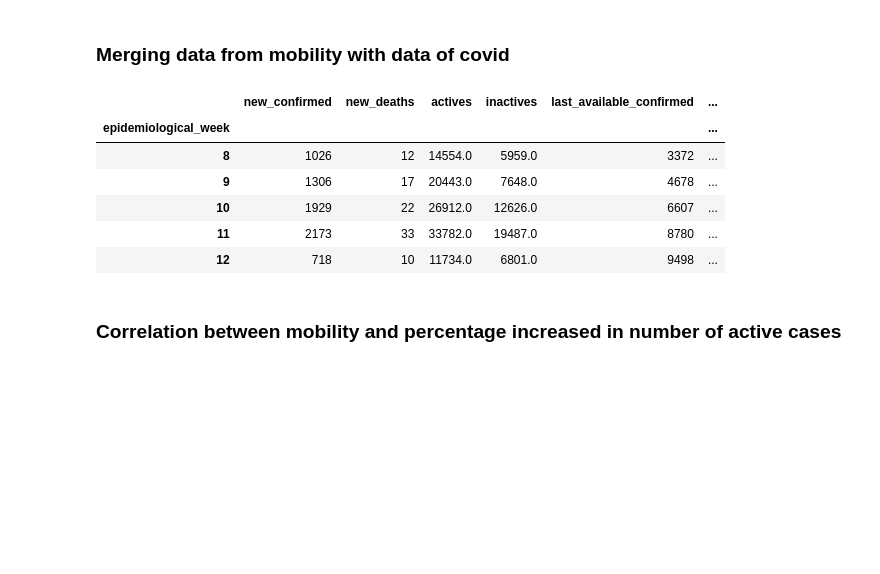
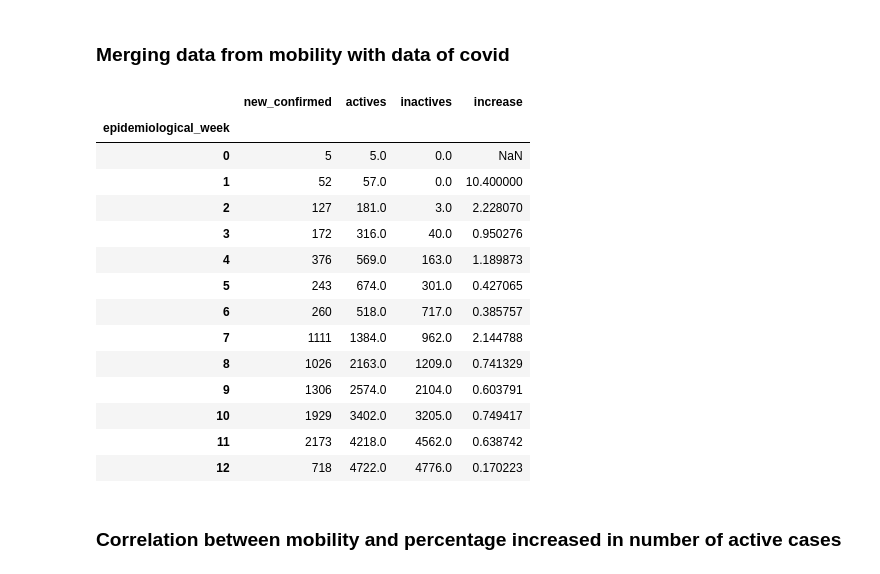
Before and after one commit to arturjacques/mobilityAndCovid, a Jupyter notebook: mobilityAndCovid.ipynb, the cells around one changed output. Saved outputs shown, nothing was run; the diff lists cells and outputs as text; code cells hidden in the pictures; blank space fills up the shorter version.

```diff
--- a/mobilityAndCovid.ipynb
+++ b/mobilityAndCovid.ipynb
@@ -192,13 +192,14 @@ the increase in number of cases is a function of the number of active cases and
 # %%
 state = covidBr.iloc[0].state
 newCases = list()
+daysInactivity = 14
 
 for index ,row in covidBr.iterrows():
     if row.state != state:
         newCases = list()
         state = row.state
-    if len(newCases) > 21:
-        covidBr.loc[index, 'inactives'] = sum(newCases[:-21])
+    if len(newCases) > daysInactivity:
+        covidBr.loc[index, 'inactives'] = sum(newCases[:-daysInactivity])
     else:
         covidBr.loc[index, 'inactives'] = 0
     newCases.append(row.new_confirmed)
@@ -213,28 +214,36 @@ covidBr['death_per_100k_inhabitants'] = (covidBr.last_available_deaths / covidBr
 # the data will be merged on the state and the date of covid and data affected of the mobility
 covidMerged = covidBr.merge(mobilityBr, how = 'inner', left_on = ['date', 'state'], right_on = ['data_affected', 'state'])
 # %%
-# grouping the data by week. The columns new_confirmed, new_deaths, actives and inactives need to be added by week
-covidGrouped = covidMerged[['state', 'epidemiological_week', 'new_confirmed', 'new_deaths', 'actives', 'inactives']].groupby(['state', 'epidemiological_week']).sum()
+# grouping the data by week. The columns new_confirmed, new_deaths need to be added by week
+covidGrouped = covidMerged[['state', 'epidemiological_week', 'new_confirmed', 'new_deaths']].groupby(['state', 'epidemiological_week']).sum()
 
-# the colums last_available_confirmed, last_available_confirmed_per_100k_inhabitants, last_available_deaths and death_per_100k_inhabitants needs be taken the last
-covidGrouped = covidGrouped.merge(covidMerged[['state', 'epidemiological_week', 'last_available_confirmed', 'last_available_confirmed_per_100k_inhabitants', 'last_available_death_rate', 'last_available_deaths', 'death_per_100k_inhabitants']].groupby(['state', 'epidemiological_week']).last(), how = 'left', right_index = True, left_index = True)
+# the colums last_available_confirmed, last_available_confirmed_per_100k_inhabitants, last_available_deaths, death_per_100k_inhabitants, actives and inactives needs be taken the last
+covidGrouped = covidGrouped.merge(covidMerged[['state', 'epidemiological_week', 'last_available_confirmed', 'last_available_confirmed_per_100k_inhabitants', 'last_available_death_rate', 'last_available_deaths', 'death_per_100k_inhabitants', 'actives', 'inactives']].groupby(['state', 'epidemiological_week']).last(), how = 'left', right_index = True, left_index = True)
 
 # the colums of movimentation and population will be made an average
 covidGrouped = covidGrouped.merge(covidMerged[['state', 'epidemiological_week', 'retail_and_recreation_percent_change_from_baseline', 'grocery_and_pharmacy_percent_change_from_baseline', 'parks_percent_change_from_baseline', 'transit_stations_percent_change_from_baseline', 'workplaces_percent_change_from_baseline', 'residential_percent_change_from_baseline']].groupby(['state', 'epidemiological_week']).mean(), how = 'left', right_index = True, left_index = True)
 # %%
 # adding a new column of the percentage increase of the number of cases from the next week
-covidGrouped['increase'] = covidGrouped[['new_confirmed', 'actives']]\
-.apply(lambda x: (x['new_confirmed']/(x['actives'] - x['new_confirmed'])) if (x['actives'] - x['new_confirmed']) != 0 else np.NAN, axis = 1)
+covidGrouped['increase'] = covidGrouped.index.map(lambda x: covidGrouped.loc[x, 'new_confirmed']/covidGrouped\
+                                                  .loc[(x[0], x[1]-1), 'actives'] if (x[1] != 0) and (covidGrouped.loc[(x[0], x[1]-1), 'actives'] != 0) else np.NAN)
 # %%
-covidGrouped.loc['SC'].tail(5)
+covidGrouped.loc['SC',['new_confirmed', 'actives', 'inactives', 'increase']]
 # %% [output]
-|  | new_confirmed | new_deaths | actives | inactives | last_available_confirmed | ... |
-| epidemiological_week |  |  |  |  |  | ... |
-| 8 | 1026 | 12 | 14554.0 | 5959.0 | 3372 | ... |
-| 9 | 1306 | 17 | 20443.0 | 7648.0 | 4678 | ... |
-| 10 | 1929 | 22 | 26912.0 | 12626.0 | 6607 | ... |
-| 11 | 2173 | 33 | 33782.0 | 19487.0 | 8780 | ... |
-| 12 | 718 | 10 | 11734.0 | 6801.0 | 9498 | ... |
+|  | new_confirmed | actives | inactives | increase |
+| epidemiological_week |  |  |  |  |
+| 0 | 5 | 5.0 | 0.0 | NaN |
+| 1 | 52 | 57.0 | 0.0 | 10.400000 |
+| 2 | 127 | 181.0 | 3.0 | 2.228070 |
+| 3 | 172 | 316.0 | 40.0 | 0.950276 |
+| 4 | 376 | 569.0 | 163.0 | 1.189873 |
+| 5 | 243 | 674.0 | 301.0 | 0.427065 |
+| 6 | 260 | 518.0 | 717.0 | 0.385757 |
+| 7 | 1111 | 1384.0 | 962.0 | 2.144788 |
+| 8 | 1026 | 2163.0 | 1209.0 | 0.741329 |
+| 9 | 1306 | 2574.0 | 2104.0 | 0.603791 |
+| 10 | 1929 | 3402.0 | 3205.0 | 0.749417 |
+| 11 | 2173 | 4218.0 | 4562.0 | 0.638742 |
+| 12 | 718 | 4722.0 | 4776.0 | 0.170223 |
 # %%
 # the last week do not have all the days of the week so it is better remove
 remove = []
```
Also changed, not shown: parts of 19 cells of this notebook.
